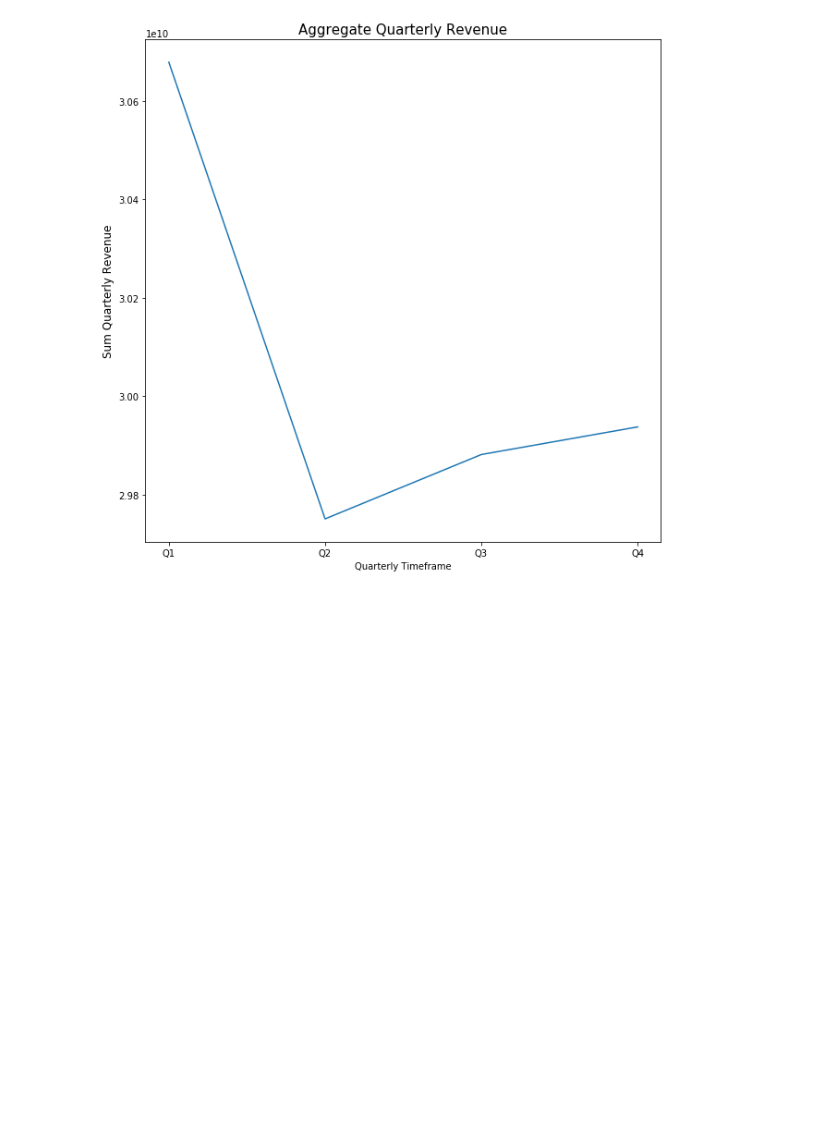
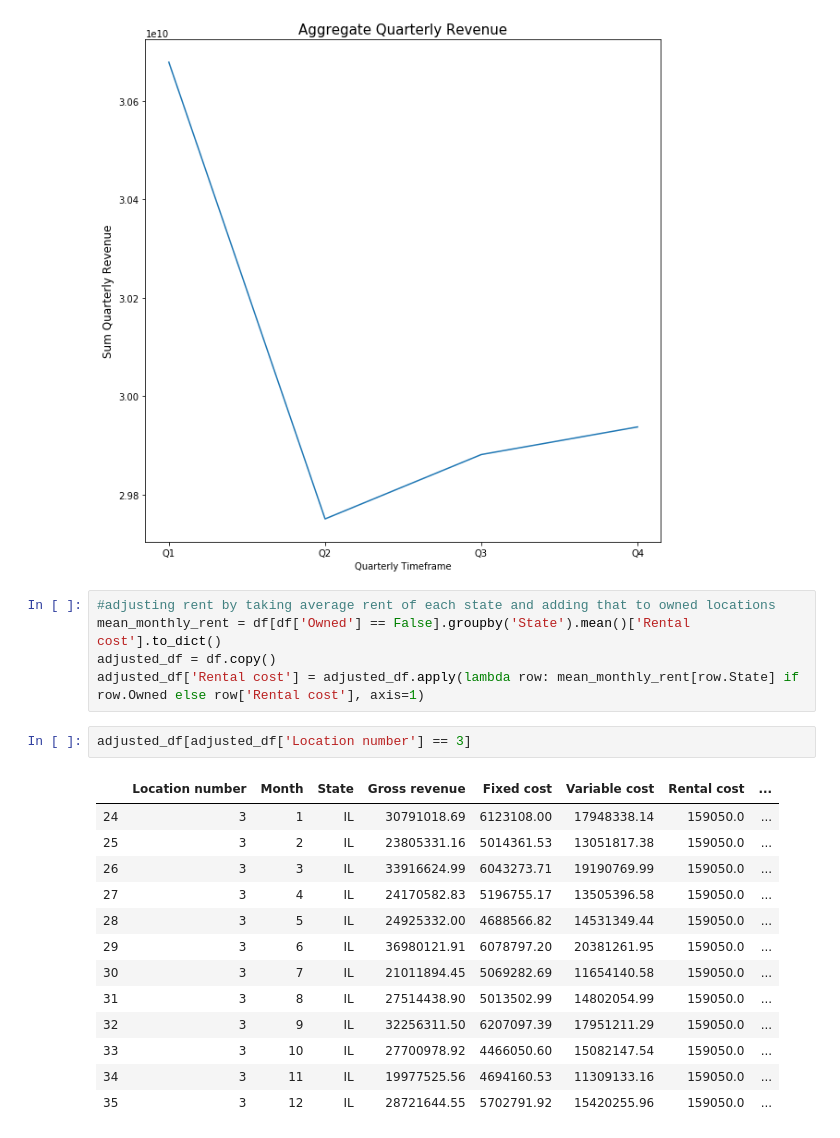
Before and after one commit to philipk19238/Blackstone-DS-Take-Home, a Jupyter notebook: analysis.ipynb, the cells around one changed output. Cells and saved outputs as stored; diff of their text form; blank space fills up the shorter version.

Commit message:
adjusting rent by finding mean rent of each state and applying to owned properties

```diff
--- a/analysis.ipynb
+++ b/analysis.ipynb
@@ -59,3 +59,24 @@ line_plot(df_monthly, 'Monthly')
 line_plot(df_quarterly, 'Quarterly')
 # %% [output]
 [figure]
+# %%
+#adjusting rent by taking average rent of each state and adding that to owned locations
+mean_monthly_rent = df[df['Owned'] == False].groupby('State').mean()['Rental cost'].to_dict()
+adjusted_df = df.copy()
+adjusted_df['Rental cost'] = adjusted_df.apply(lambda row: mean_monthly_rent[row.State] if row.Owned else row['Rental cost'], axis=1)
+# %%
+adjusted_df[adjusted_df['Location number'] == 3]
+# %% [output]
+|  | Location number | Month | State | Gross revenue | Fixed cost | Variable cost | Rental cost | ... |
+| 24 | 3 | 1 | IL | 30791018.69 | 6123108.00 | 17948338.14 | 159050.0 | ... |
+| 25 | 3 | 2 | IL | 23805331.16 | 5014361.53 | 13051817.38 | 159050.0 | ... |
+| 26 | 3 | 3 | IL | 33916624.99 | 6043273.71 | 19190769.99 | 159050.0 | ... |
+| 27 | 3 | 4 | IL | 24170582.83 | 5196755.17 | 13505396.58 | 159050.0 | ... |
+| 28 | 3 | 5 | IL | 24925332.00 | 4688566.82 | 14531349.44 | 159050.0 | ... |
+| 29 | 3 | 6 | IL | 36980121.91 | 6078797.20 | 20381261.95 | 159050.0 | ... |
+| 30 | 3 | 7 | IL | 21011894.45 | 5069282.69 | 11654140.58 | 159050.0 | ... |
+| 31 | 3 | 8 | IL | 27514438.90 | 5013502.99 | 14802054.99 | 159050.0 | ... |
+| 32 | 3 | 9 | IL | 32256311.50 | 6207097.39 | 17951211.29 | 159050.0 | ... |
+| 33 | 3 | 10 | IL | 27700978.92 | 4466050.60 | 15082147.54 | 159050.0 | ... |
+| 34 | 3 | 11 | IL | 19977525.56 | 4694160.53 | 11309133.16 | 159050.0 | ... |
+| 35 | 3 | 12 | IL | 28721644.55 | 5702791.92 | 15420255.96 | 159050.0 | ... |
```
